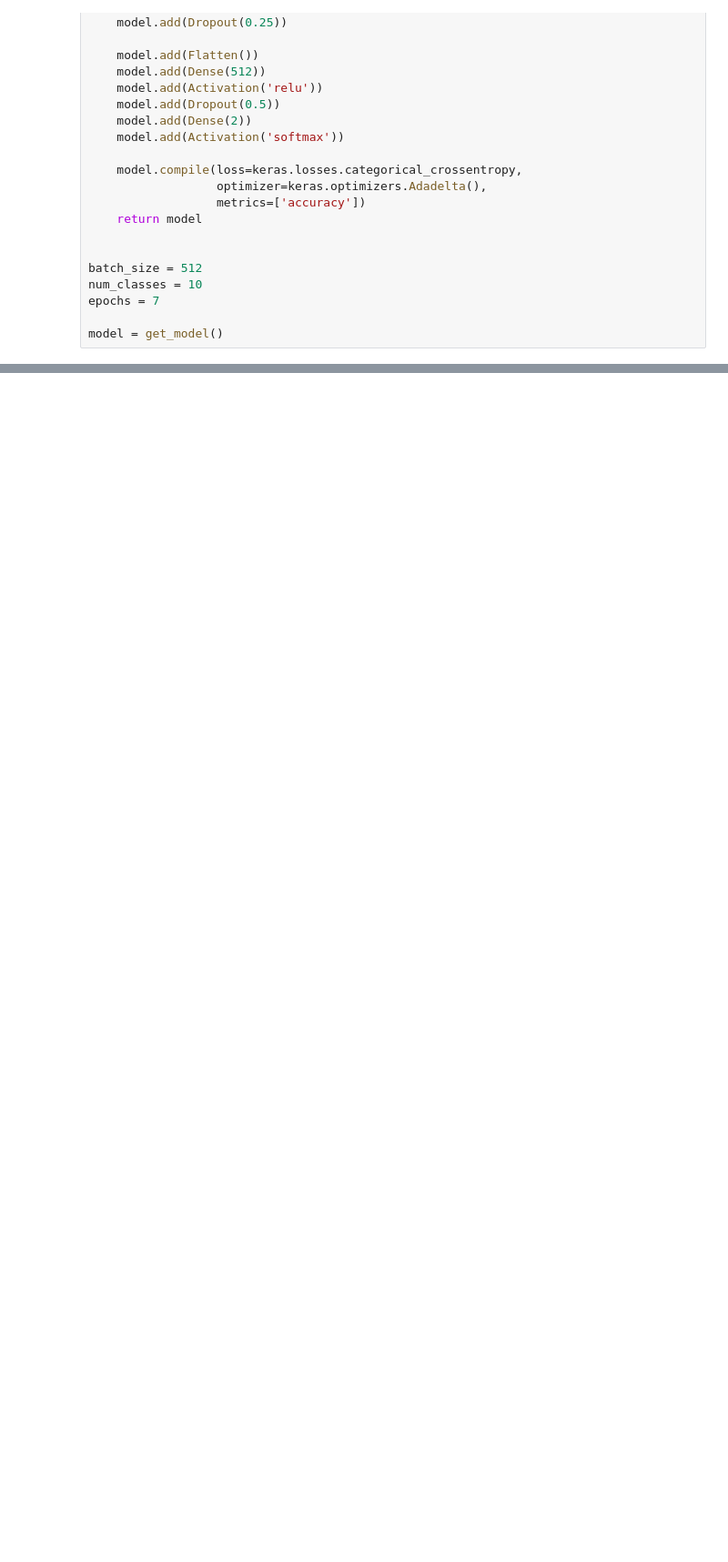
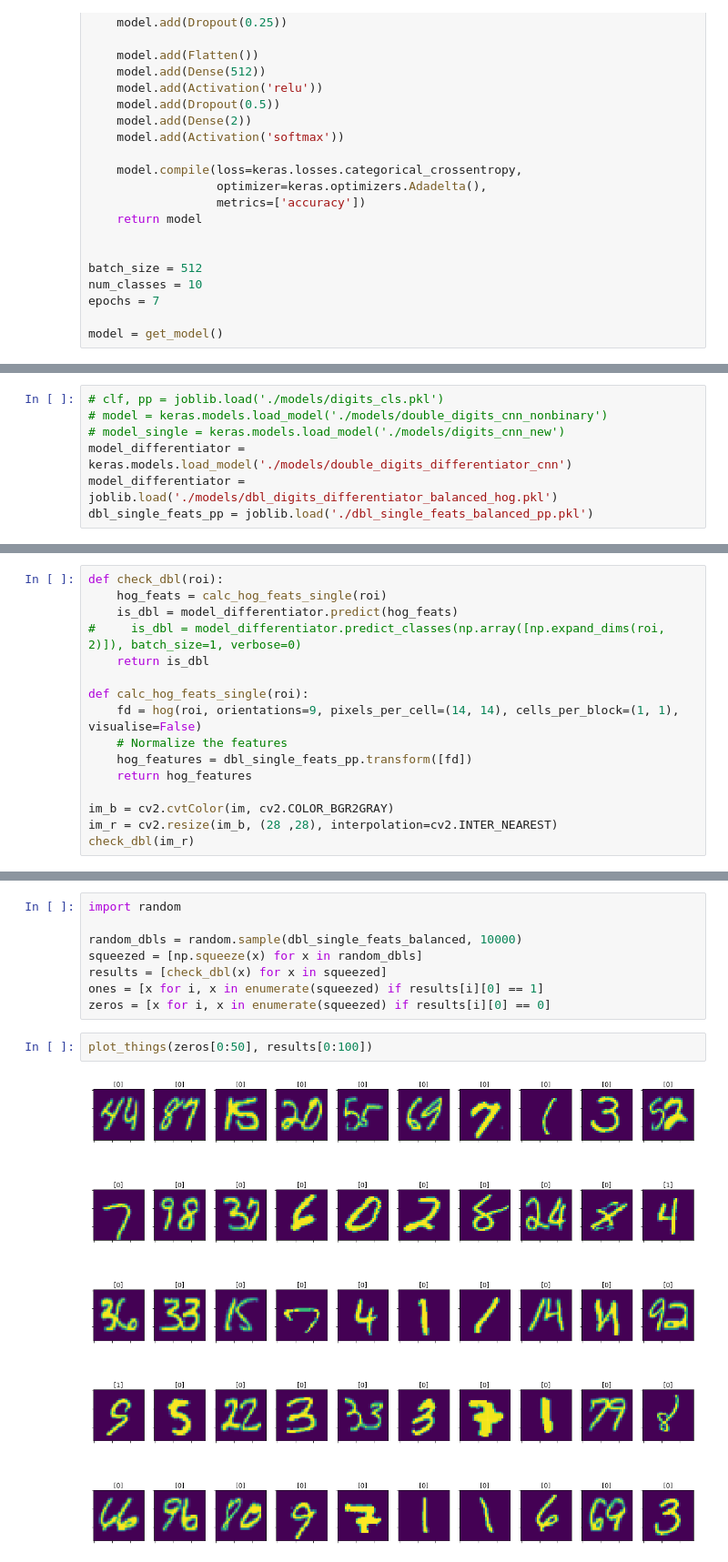
Before and after one commit to ionox0/gels-analysis, a Jupyter notebook: ipython/dbl_digits_differentiator.ipynb, the cells around one changed output, grey strips where cells are left out. Shown at 91% size. Saved outputs shown, nothing was run; the diff lists cells and outputs as text; blank space fills up the shorter version.

Commit message:
more dbl digits clf

```diff
--- a/ipython/dbl_digits_differentiator.ipynb
+++ b/ipython/dbl_digits_differentiator.ipynb
@@ -239,0 +278,7 @@ Epoch 2/7
+# %%
+# clf, pp = joblib.load('./models/digits_cls.pkl')
+# model = keras.models.load_model('./models/double_digits_cnn_nonbinary')
+# model_single = keras.models.load_model('./models/digits_cnn_new')
+model_differentiator = keras.models.load_model('./models/double_digits_differentiator_cnn')
+model_differentiator = joblib.load('./models/dbl_digits_differentiator_balanced_hog.pkl')
+dbl_single_feats_pp = joblib.load('./dbl_single_feats_balanced_pp.pkl')
@@ -239,0 +299,16 @@ Epoch 2/7
+# %%
+def check_dbl(roi):
+    hog_feats = calc_hog_feats_single(roi)
+    is_dbl = model_differentiator.predict(hog_feats)
+#     is_dbl = model_differentiator.predict_classes(np.array([np.expand_dims(roi, 2)]), batch_size=1, verbose=0)
+    return is_dbl
+
+def calc_hog_feats_single(roi):
+    fd = hog(roi, orientations=9, pixels_per_cell=(14, 14), cells_per_block=(1, 1), visualise=False)
+    # Normalize the features
+    hog_features = dbl_single_feats_pp.transform([fd])
+    return hog_features
+
+im_b = cv2.cvtColor(im, cv2.COLOR_BGR2GRAY)
+im_r = cv2.resize(im_b, (28 ,28), interpolation=cv2.INTER_NEAREST)
+check_dbl(im_r)
@@ -239,0 +317,12 @@ Epoch 2/7
+# %%
+import random
+
+random_dbls = random.sample(dbl_single_feats_balanced, 10000)
+squeezed = [np.squeeze(x) for x in random_dbls]
+results = [check_dbl(x) for x in squeezed]
+ones = [x for i, x in enumerate(squeezed) if results[i][0] == 1]
+zeros = [x for i, x in enumerate(squeezed) if results[i][0] == 0]
+# %%
+plot_things(zeros[0:50], results[0:100])
+# %% [output]
+[figure, added]
```
Also changed, not shown: parts of 14 cells of this notebook, 8 other files.
